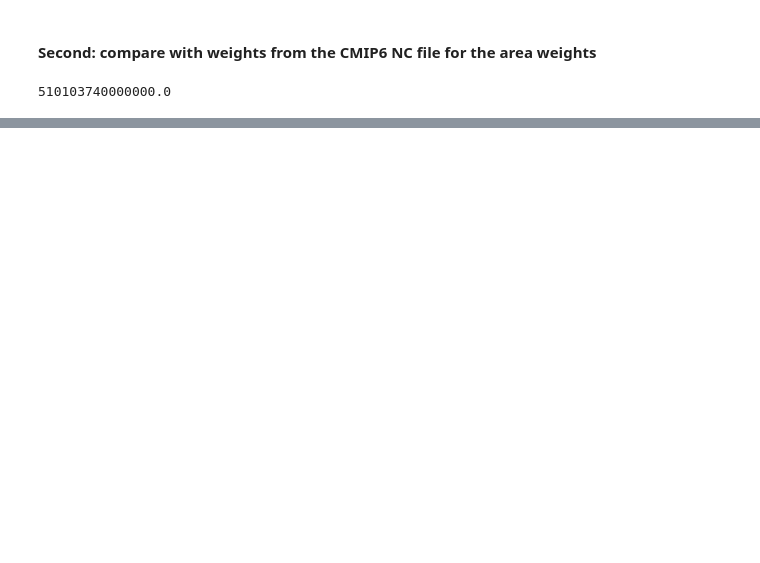
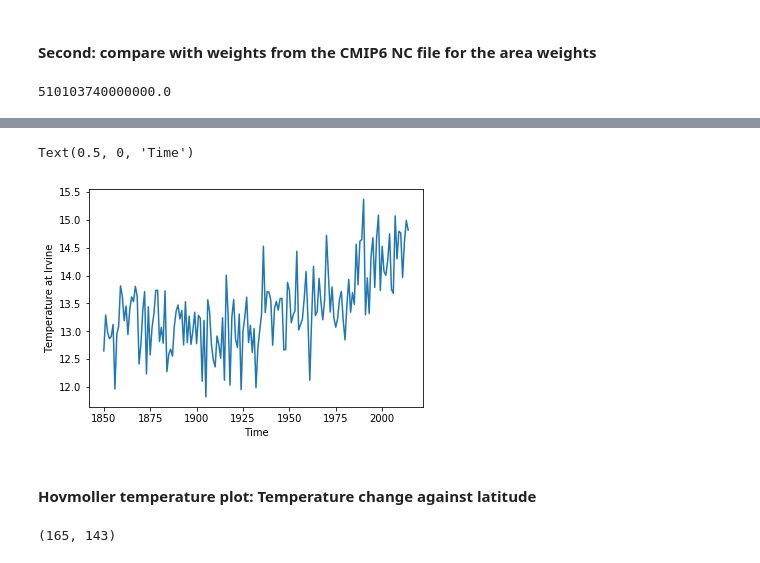
Before and after one commit to scoffiel/ess118_python_reference, a Jupyter notebook: 5_climate_data.ipynb, the cells around one changed output, grey strips where cells are left out. Drawn from its saved outputs; the diff is of its cells as text; code cells hidden in the pictures; blank space fills up the shorter version.

```diff
--- a/5_climate_data.ipynb
+++ b/5_climate_data.ipynb
@@ -140,0 +154,7 @@ b[2]
+# %%
+irvlat = 33.642
+irvlon = -117.845
+
+#check the units for lat and lon
+print(nc_file['lat'].units)
+print(nc_file['lon'].units)
@@ -140,0 +166,4 @@ b[2]
+# %%
+if irvlon < 0:
+    irvlon = irvlon + 360
+print(irvlat, irvlon)
@@ -140,0 +174,6 @@ b[2]
+# %%
+i = np.abs(lat-irvlat).argmin()
+j = np.abs(lon-irvlon).argmin()
+
+print('index', i, j)
+print(lat[i], lon[j])
@@ -140,0 +185,2 @@ b[2]
+# %%
+irvinetemp = tasyearmean[:, i, j]
@@ -140,0 +207,15 @@ b[2]
+# %%
+fig = py.figure(3)
+py.plot(date, irvinetemp)
+py.ylabel('Temperature at Irvine')
+py.xlabel('Time')
+# %% [output]
+Text(0.5, 0, 'Time')
+[figure, added]
+# %% [markdown]
+#### Hovmoller temperature plot: Temperature change against latitude
+# %%
+hovdata = np.mean(tasyearmean, axis=2)
+hovdata.shape
+# %% [output]
+(165, 143)
```
Also changed, not shown: parts of 24 cells of this notebook.
